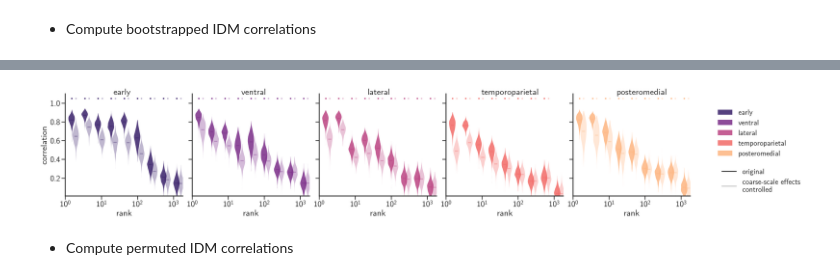
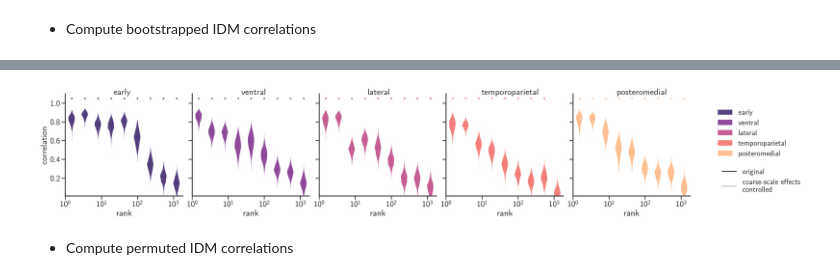
Before and after one commit to kelseyhan-jhu/indiv_dim, a Jupyter notebook: notebooks/idm_binning-fully-partial_bootstrap90-diff.ipynb, the cells around one changed output, grey strips where cells are left out. Cells and saved outputs as stored; diff of their text form; code cells hidden in the pictures.

```diff
--- a/notebooks/idm_binning-fully-partial_bootstrap90-diff.ipynb
+++ b/notebooks/idm_binning-fully-partial_bootstrap90-diff.ipynb
@@ -656,19 +665,19 @@ for n_roi, roi in enumerate(rois):
         width = pos * 0.4
 
         # Create violin plots with adjusted widths
-        v1 = axes[n_roi].violinplot(samples_isc, [pos * 1.3], points=100,
-                                  widths=[pos * 1.3 * 0.4],  # Scale width with shifted position
-                                  showmeans=True, showextrema=False)
+        # v1 = axes[n_roi].violinplot(samples_isc, [pos * 1.3], points=100,
+        #                           widths=[pos * 1.3 * 0.4],  # Scale width with shifted position
+        #                           showmeans=True, showextrema=False)
         v2 = axes[n_roi].violinplot(samples, [pos], points=100,
                                   widths=[width],
                                   showmeans=True, showextrema=False)
 
         # Style the violin plots
         # ISC-controlled (solid)
-        v1['bodies'][0].set_color(idm_roi_colors[rois.index(roi)])
-        v1['bodies'][0].set_alpha(0.3)
-        v1['cmeans'].set_color(idm_roi_colors[rois.index(roi)])
-        v1['cmeans'].set_alpha(0.3)
+        # v1['bodies'][0].set_color(idm_roi_colors[rois.index(roi)])
+        # v1['bodies'][0].set_alpha(0.3)
+        # v1['cmeans'].set_color(idm_roi_colors[rois.index(roi)])
+        # v1['cmeans'].set_alpha(0.3)
         #v1['cmins'].set_color(idm_roi_colors[rois.index(roi)])
         #v1['cmaxes'].set_color(idm_roi_colors[rois.index(roi)])
         #v1['cbars'].set_color(idm_roi_colors[rois.index(roi)])
@@ -686,8 +695,8 @@ for n_roi, roi in enumerate(rois):
         #v2['cbars'].set_alpha(0.3)
 
         #Add significance testing if needed
-        if bin in significance_isc[roi]:
-            axes[n_roi].scatter(pos * 1.3, 1.05, color=idm_roi_colors[n_roi], alpha=0.3, s=20)
+        # if bin in significance_isc[roi]:
+        #     axes[n_roi].scatter(pos * 1.3, 1.05, color=idm_roi_colors[n_roi], alpha=0.3, s=20)
         if bin in significance[roi]:
             axes[n_roi].scatter(pos, 1.05, color=idm_roi_colors[n_roi], alpha=0.8, s=20)
 
@@ -702,35 +711,36 @@ for n_roi, roi in enumerate(rois):
     # Set labels and ticks
     if n_roi == 0:
         axes[n_roi].set_ylabel("correlation")
     else:
         axes[n_roi].set_yticklabels([])
         axes[n_roi].set_yticks([0.2, 0.4, 0.6, 0.8, 1.0])
 
 # Add legend (original - solid, coarse-scale effects controlled - transparent) on the right side
 legend_elements = [Line2D([0], [0], color='black', lw=2, label='original'),
                    Line2D([0], [0], color='black', lw=2, alpha=0.3, label='coarse-scale effects \ncontrolled')]
 figure.legend(handles=legend_elements, loc='upper right', bbox_to_anchor=(1.175, 0.45), fontsize=20)
 # Add ROI legend
 roi_patches = [Rectangle((0,0), 1, 1, color=idm_roi_colors[i], alpha=0.8)
                   for i in range(len(rois))]
 figure.legend(roi_patches, ['early', 'ventral', 'lateral', 'temporoparietal', 'posteromedial'],
             bbox_to_anchor=(1.15, 0.9),
             loc='upper right',
             frameon=False,
             fontsize=20)
 
 # Add titles and labels
 #figure.text(0.5, 0, 'rank', ha='center', fontsize=24)
 figure.text(0.13, 0.95, 'early', ha='center', va='bottom', fontsize=24)
 figure.text(0.33, 0.95, 'ventral', ha='center', va='bottom', fontsize=24)
 figure.text(0.52, 0.95, 'lateral', ha='center', va='bottom', fontsize=24)
 figure.text(0.72, 0.95, 'temporoparietal', ha='center', va='bottom', fontsize=24)
 figure.text(0.92, 0.95, 'posteromedial', ha='center', va='bottom', fontsize=24)
 
 #plt.show()
-plt.savefig('figure2_violin_perm.svg', format='svg', dpi=300, transparent=True)
+plt.savefig('figure2_violin_perm_original.svg', format='svg', dpi=300, transparent=True)
+#plt.savefig('figure2_violin_bs.svg', format='svg', dpi=300, transparent=True)
 # %% [output]
-[figure, old version]
+[figure, new version]
 # %% [markdown]
 - Compute permuted IDM correlations
 # %%
```
Also changed, not shown: parts of 7 cells of this notebook, 1 other file.
